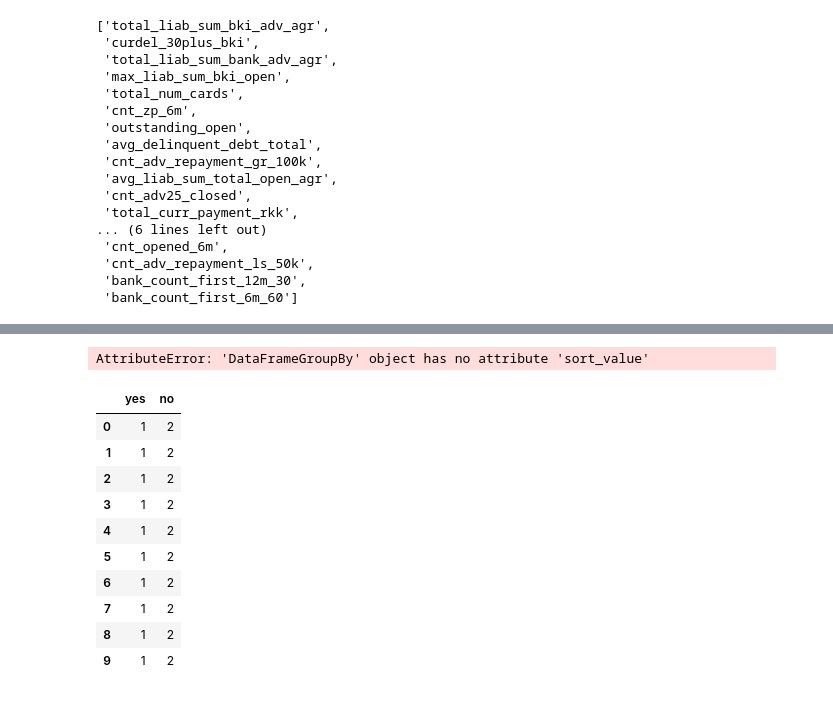
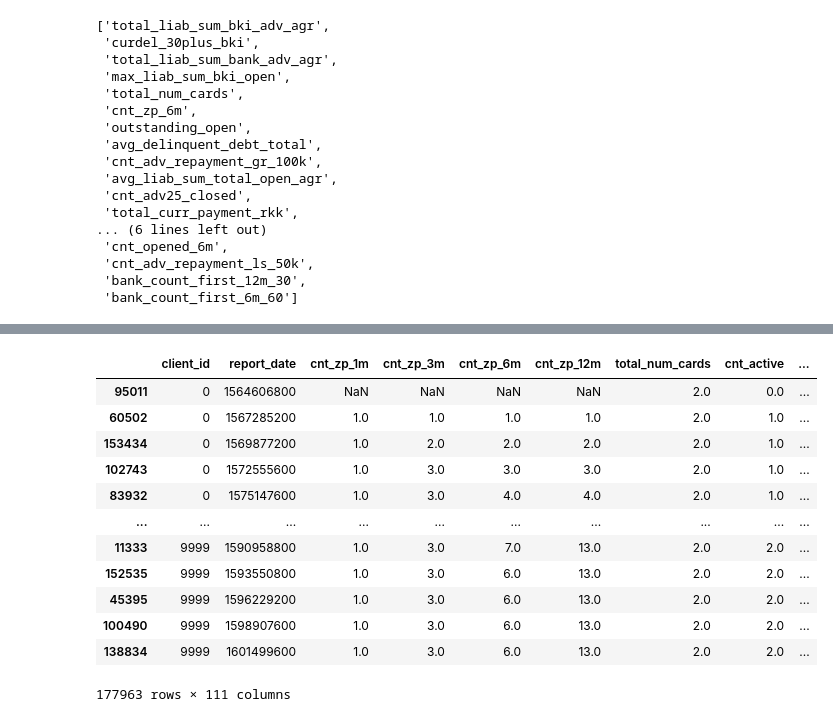
Before and after one commit to Artyom1363/SweetHash, a Jupyter notebook: bmstu_transform_data.ipynb, the cells around one changed output, grey strips where cells are left out. Drawn from its saved outputs; the diff is of its cells as text; code cells hidden in the pictures.

```diff
--- a/bmstu_transform_data.ipynb
+++ b/bmstu_transform_data.ipynb
@@ -191,4 +158,0 @@ aggregates_data.sort_values('report_date')
-# %%
-aggregates_data.groupby("client_id").sort_value("report_date")
-# %% [output]
-AttributeError: 'DataFrameGroupBy' object has no attribute 'sort_value'
@@ -204,14 +158,0 @@ for i in range(10):
-# %%
-Data.reset_index().drop(columns = ['index'])
-# %% [output]
-|  | yes | no |
-| 0 | 1 | 2 |
-| 1 | 1 | 2 |
-| 2 | 1 | 2 |
-| 3 | 1 | 2 |
-| 4 | 1 | 2 |
-| 5 | 1 | 2 |
-| 6 | 1 | 2 |
-| 7 | 1 | 2 |
-| 8 | 1 | 2 |
-| 9 | 1 | 2 |
@@ -220,0 +162,16 @@ aggregates_data.to_csv("sorted_aggregates.csv")
+# %%
+aggregates_data
+# %% [output]
+|  | client_id | report_date | cnt_zp_1m | cnt_zp_3m | cnt_zp_6m | cnt_zp_12m | total_num_cards | cnt_active | ... |
+| 95011 | 0 | 1564606800 | NaN | NaN | NaN | NaN | 2.0 | 0.0 | ... |
+| 60502 | 0 | 1567285200 | 1.0 | 1.0 | 1.0 | 1.0 | 2.0 | 1.0 | ... |
+| 153434 | 0 | 1569877200 | 1.0 | 2.0 | 2.0 | 2.0 | 2.0 | 1.0 | ... |
+| 102743 | 0 | 1572555600 | 1.0 | 3.0 | 3.0 | 3.0 | 2.0 | 1.0 | ... |
+| 83932 | 0 | 1575147600 | 1.0 | 3.0 | 4.0 | 4.0 | 2.0 | 1.0 | ... |
+| ... | ... | ... | ... | ... | ... | ... | ... | ... | ... |
+| 11333 | 9999 | 1590958800 | 1.0 | 3.0 | 7.0 | 13.0 | 2.0 | 2.0 | ... |
+| 152535 | 9999 | 1593550800 | 1.0 | 3.0 | 6.0 | 13.0 | 2.0 | 2.0 | ... |
+| 45395 | 9999 | 1596229200 | 1.0 | 3.0 | 6.0 | 13.0 | 2.0 | 2.0 | ... |
+| 100490 | 9999 | 1598907600 | 1.0 | 3.0 | 6.0 | 13.0 | 2.0 | 2.0 | ... |
+| 138834 | 9999 | 1601499600 | 1.0 | 3.0 | 6.0 | 13.0 | 2.0 | 2.0 | ... |
+177963 rows × 111 columns
```
Also changed, not shown: parts of 14 cells of this notebook.
